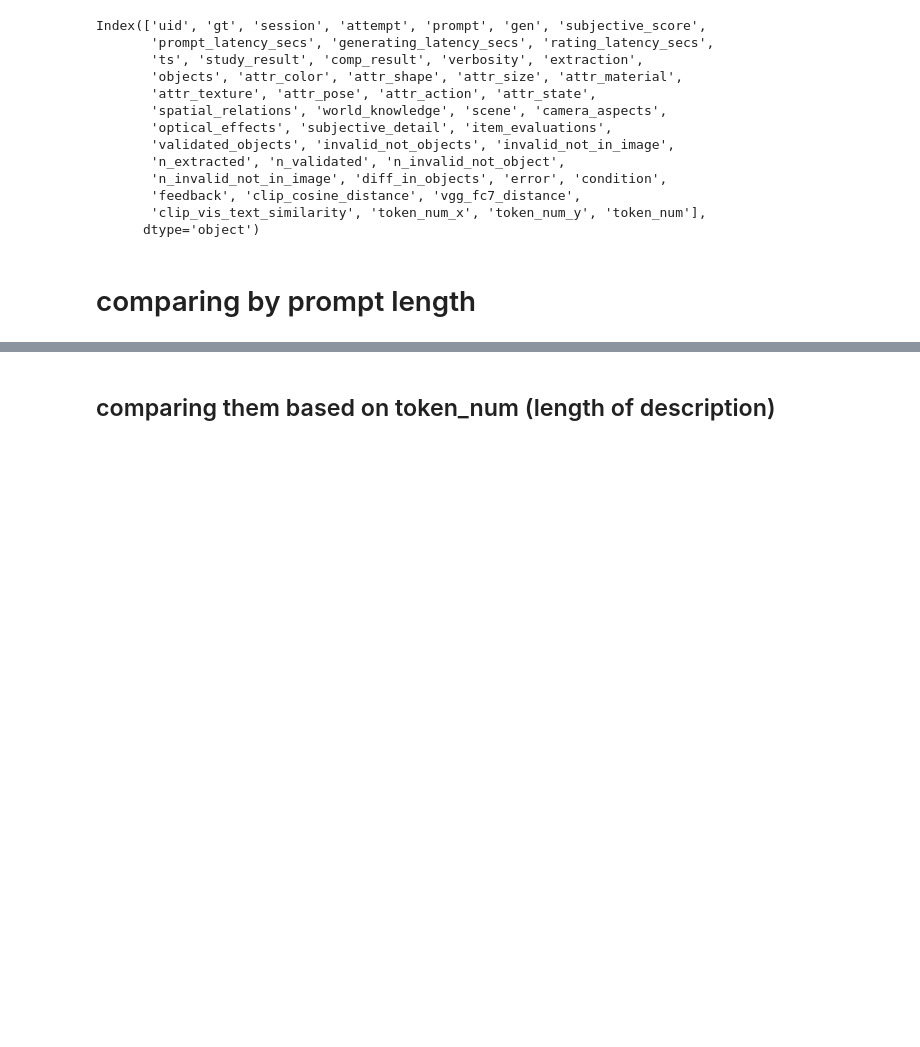
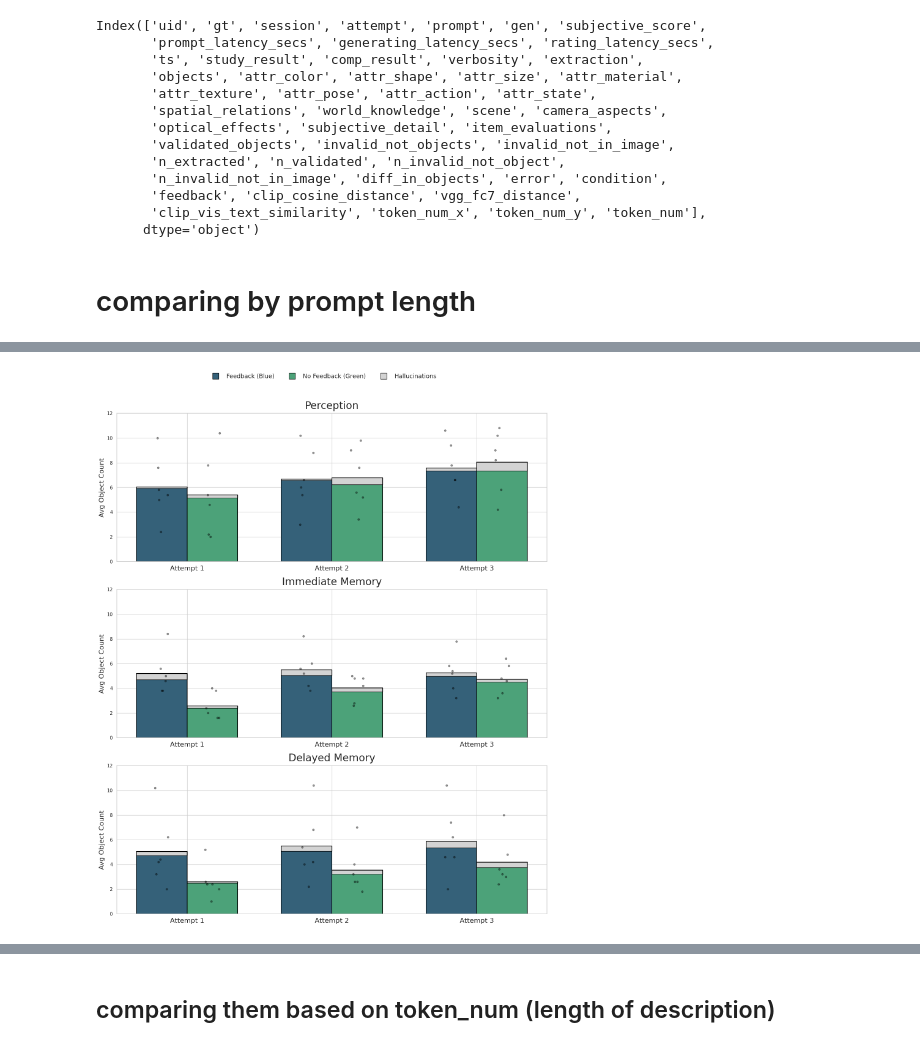
Before and after one commit to AnatKordon/Imagination_in_translation, a Jupyter notebook: analysis/nlp_analysis/feedback_vs_no_feedback.ipynb, the cells around one changed output, grey strips where cells are left out. Saved outputs shown, nothing was run; the diff lists cells and outputs as text; code cells hidden in the pictures; blank space fills up the shorter version.

```diff
--- a/analysis/nlp_analysis/feedback_vs_no_feedback.ipynb
+++ b/analysis/nlp_analysis/feedback_vs_no_feedback.ipynb
@@ -181,0 +187,91 @@ plt.show()
+# %%
+import matplotlib.pyplot as plt
+import numpy as np
+import seaborn as sns
+from matplotlib.lines import Line2D
+
+# 1. Aggregation Logic
+# First, aggregate by user to get the average performance per subject
+per_user_stats = df.groupby(['uid', 'condition', 'feedback', 'attempt']).agg({
+    'n_validated': 'mean',
+    'n_invalid_not_in_image': 'mean'
+}).reset_index()
+
+# Calculate total extracted for the individual jitter dots
+per_user_stats['total_extracted'] = per_user_stats['n_validated'] + per_user_stats['n_invalid_not_in_image']
+
+# 2. Setup the Plotting Environment
+sns.set_theme(style="whitegrid")
+fig, axes = plt.subplots(3, 1, figsize=(15, 18))
+
+condition_order = ['perception', 'immediate memory', 'delayed memory']
+attempts = [1, 2, 3]
+feedbacks = ['feedback', 'no-feedback']
+
+# Define Colors: Blue for Feedback, Green for No-Feedback
+colors = {'feedback': '#356179', 'no-feedback': '#4ca279'}
+grey_color = '#d3d3d3'
+
+width = 0.35
+x_base = np.arange(len(attempts))
+
+# 3. Iterative Plotting per Condition
+for idx, cond in enumerate(condition_order):
+    ax = axes[idx]
+    cond_data = per_user_stats[per_user_stats['condition'] == cond]
+
+    for i, att in enumerate(attempts):
+        for j, fb in enumerate(feedbacks):
+            # Calculate x-position for grouped bars
+            # Feedback is on the left (-0.5 offset), No-Feedback on the right (+0.5 offset)
+            pos = i + (j - 0.5) * width
+
+            subset = cond_data[(cond_data['attempt'] == att) & (cond_data['feedback'] == fb)]
+
+            if not subset.empty:
+                mean_val = subset['n_validated'].mean()
+                mean_halluc = subset['n_invalid_not_in_image'].mean()
+                total = mean_val + mean_halluc
+
+                # Layer 1: Validated Objects (Blue/Green)
+                ax.bar(pos, mean_val, width, color=colors[fb], edgecolor='none')
+
+                # Layer 2: Hallucinations (Grey Stacked on Top)
+                ax.bar(pos, mean_halluc, width, bottom=mean_val,
+                       color=grey_color, edgecolor='black', linewidth=1)
+
+                # Layer 3: Full Outer Border
+                ax.bar(pos, total, width, fill=False, edgecolor='black', linewidth=1.5)
+
+                # Layer 4: Participant Jitter Dots
+                x_jitter = np.random.uniform(-0.05, 0.05, len(subset))
+                ax.scatter(np.full(len(subset), pos) + x_jitter, subset['total_extracted'],
+                           color='black', alpha=0.4, s=20, zorder=3)
+
+    # Subplot Formatting
+    ax.set_title(cond.title(), fontsize=24, pad=10)
+    ax.set_ylabel('Avg Object Count', fontsize=16)
+    ax.set_xticks(x_base)
+    ax.set_xticklabels([f"Attempt {a}" for a in attempts], fontsize=16)
+
+    # Optional: Set a consistent Y-limit across all rows for better visual comparison
+    ax.set_ylim(0, 12)
+
+# 4. Global Legend at the Top
+legend_elements = [
+    Line2D([0], [0], color=colors['feedback'], lw=0, label='Feedback (Blue)',
+           marker='s', markeredgecolor='black', markersize=15),
+    Line2D([0], [0], color=colors['no-feedback'], lw=0, label='No Feedback (Green)',
+           marker='s', markeredgecolor='black', markersize=15),
+    Line2D([0], [0], color=grey_color, lw=0, label='Hallucinations',
+           marker='s', markeredgecolor='black', markersize=15)
+]
+
+fig.legend(handles=legend_elements, loc='upper center', bbox_to_anchor=(0.5, 1.02),
+           ncol=3, fontsize=14, frameon=False)
+
+# Final adjustments to layout
+plt.tight_layout(rect=[0, 0, 1, 0.97])
+plt.show()
+# %% [output]
+[figure, added]
```
Also changed, not shown: parts of 19 cells of this notebook, 4 other files.
